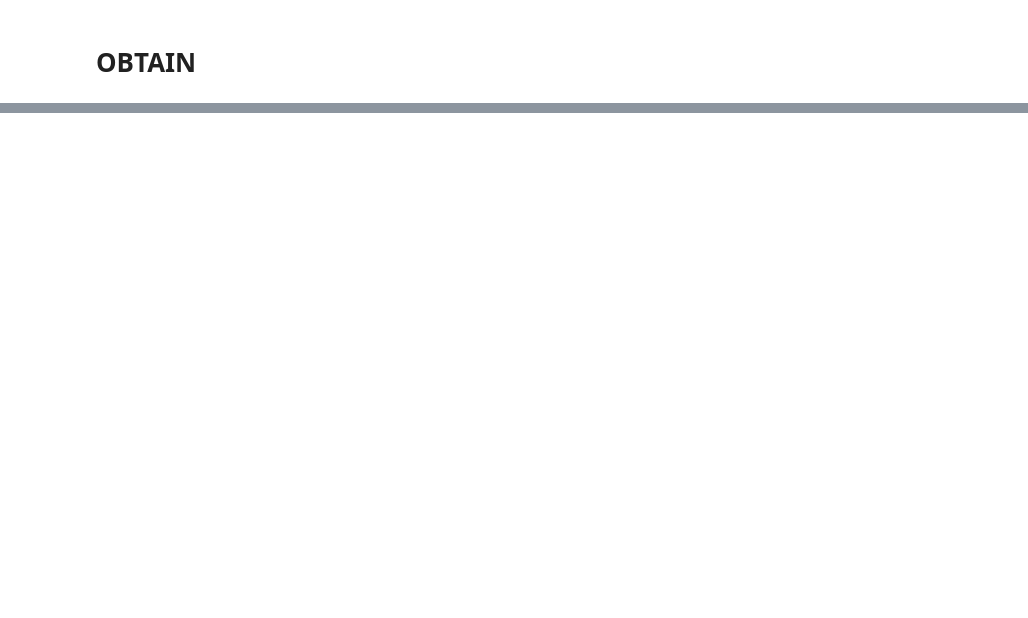
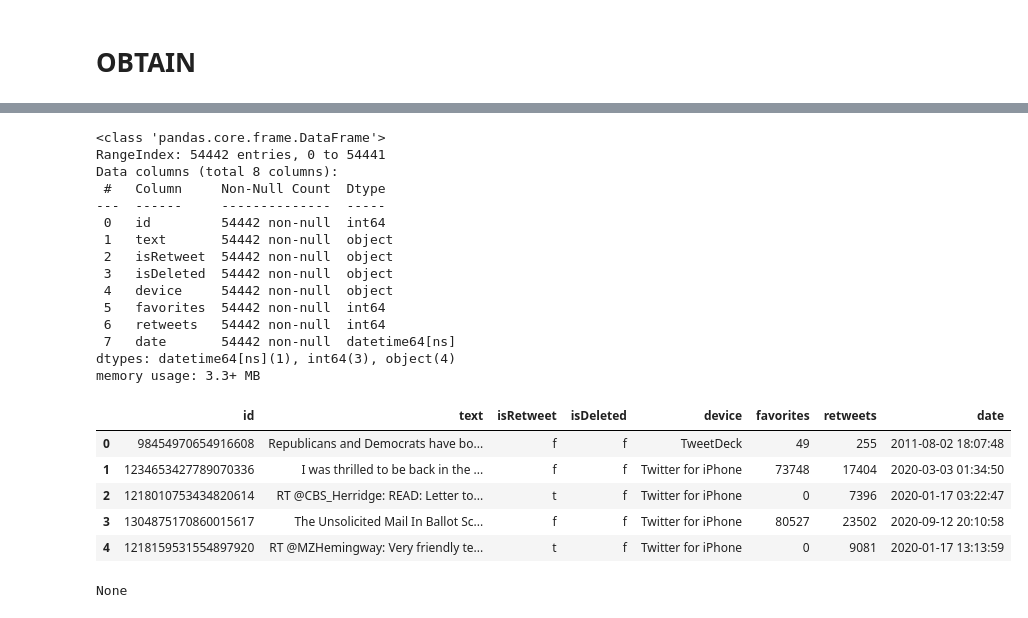
Before and after one commit to jirvingphd/capstone-project-using-trumps-tweets-to-predict-stock-market, a Jupyter notebook: Capstone Restarted 10-2020.ipynb, the cells around one changed output, grey strips where cells are left out. Drawn from its saved outputs; the diff is of its cells as text; code cells hidden in the pictures; blank space fills up the shorter version.

```diff
--- a/Capstone Restarted 10-2020.ipynb
+++ b/Capstone Restarted 10-2020.ipynb
@@ -135,0 +243,25 @@ DatetimeIndex(['2020-07-11 18:44:28', '2020-07-11 18:43:57',
+# %%
+display(tweets.head(),tweets.info())
+# %% [output]
+<class 'pandas.core.frame.DataFrame'>
+RangeIndex: 54442 entries, 0 to 54441
+Data columns (total 8 columns):
+ #   Column     Non-Null Count  Dtype
+---  ------     --------------  -----
+ 0   id         54442 non-null  int64
+ 1   text       54442 non-null  object
+ 2   isRetweet  54442 non-null  object
+ 3   isDeleted  54442 non-null  object
+ 4   device     54442 non-null  object
+ 5   favorites  54442 non-null  int64
+ 6   retweets   54442 non-null  int64
+ 7   date       54442 non-null  datetime64[ns]
+dtypes: datetime64[ns](1), int64(3), object(4)
+memory usage: 3.3+ MB
+|  | id | text | isRetweet | isDeleted | device | favorites | retweets | date |
+| 0 | 98454970654916608 | Republicans and Democrats have bo... | f | f | TweetDeck | 49 | 255 | 2011-08-02 18:07:48 |
+| 1 | 1234653427789070336 | I was thrilled to be back in the ... | f | f | Twitter for iPhone | 73748 | 17404 | 2020-03-03 01:34:50 |
+| 2 | 1218010753434820614 | RT @CBS_Herridge: READ: Letter to... | t | f | Twitter for iPhone | 0 | 7396 | 2020-01-17 03:22:47 |
+| 3 | 1304875170860015617 | The Unsolicited Mail In Ballot Sc... | f | f | Twitter for iPhone | 80527 | 23502 | 2020-09-12 20:10:58 |
+| 4 | 1218159531554897920 | RT @MZHemingway: Very friendly te... | t | f | Twitter for iPhone | 0 | 9081 | 2020-01-17 13:13:59 |
+None
```
Also changed, not shown: parts of 25 cells of this notebook, 6 other files.
